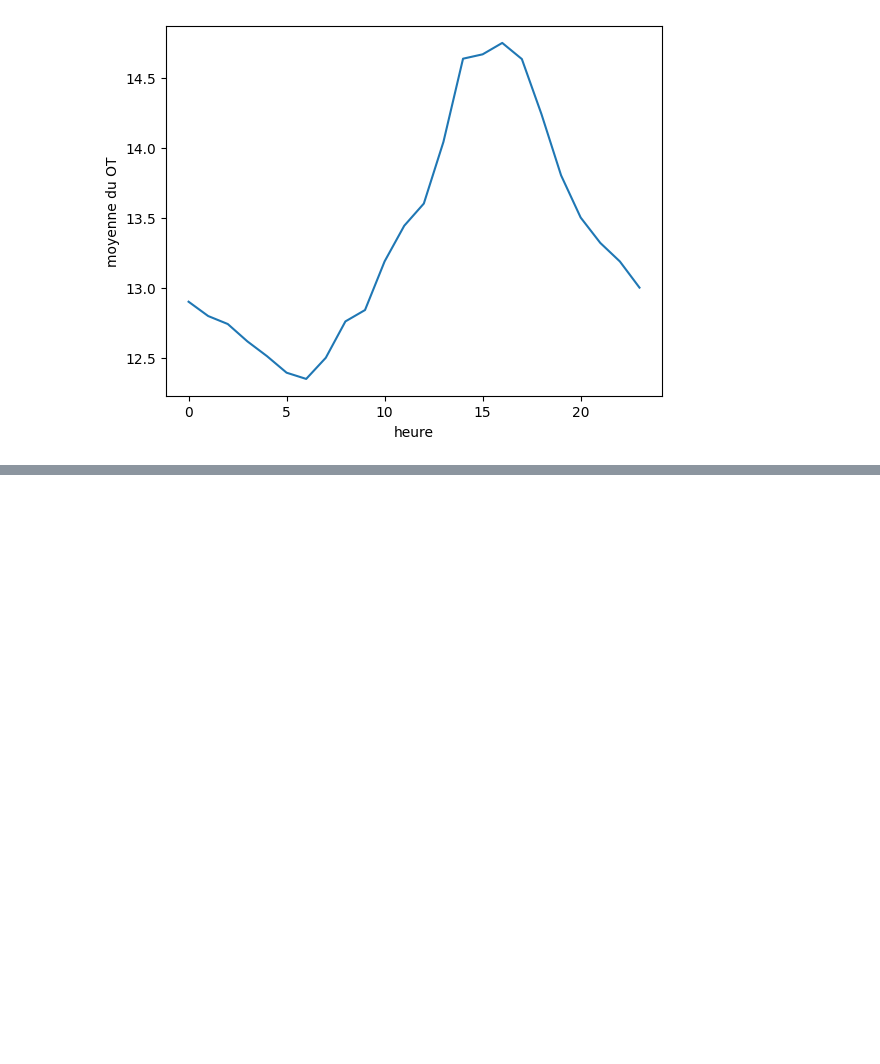
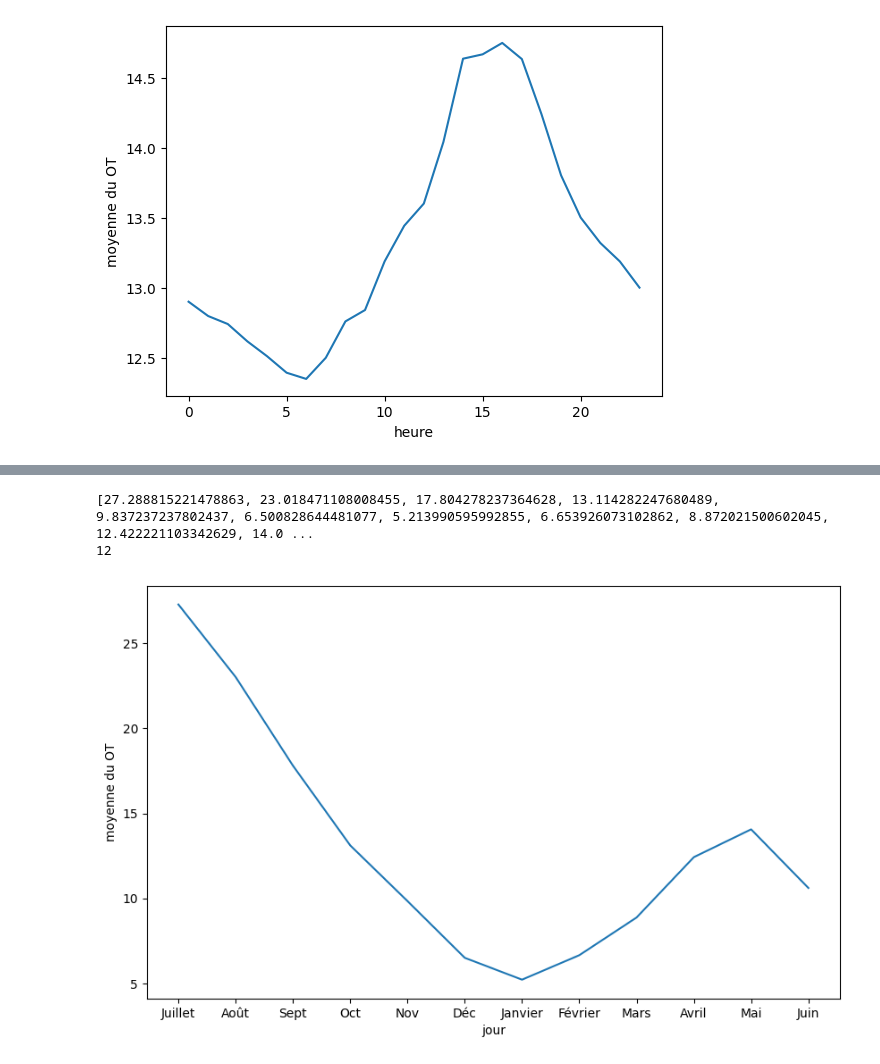
Before and after one commit to momoWantLearn/time_series_classification, a Jupyter notebook: main.ipynb, the cells around one changed output, grey strips where cells are left out. Drawn from its saved outputs; the diff is of its cells as text; code cells hidden in the pictures; blank space fills up the shorter version.

```diff
--- a/main.ipynb
+++ b/main.ipynb
@@ -61,0 +108,46 @@ ok
+# %%
+def meanByMonth(data):
+    OTmean=[0 for i in range(int((len(data)-16)/(24*31))+1)]
+    numberOfDay=0
+    month=0
+    for i,k in data.items():
+        OTmean[numberOfDay]=OTmean[numberOfDay]+k["OT"]
+        month=month+1
+        if(month==24*31):
+            month=0
+            OTmean[numberOfDay]=OTmean[numberOfDay]/(24*31)
+            numberOfDay=numberOfDay+1
+    OTmean[len(OTmean)-1]=OTmean[len(OTmean)-1]/((24*31)+16)
+    OTmonth=[0 for i in range(12)]
+    for i in range(0,12):
+        OTmonth[i]=(OTmean[i]+OTmean[i+12])/2
+    return OTmonth
+
+print(meanByMonth(data))
+def graph3(data):
+    plt.figure(figsize=(10, 6))
+    print(len(meanByMonth(data)))
+    AllMonth=[
+    "Juillet",
+    "Août",
+    "Sept",
+    "Oct",
+    "Nov",
+    "Déc",
+    "Janvier",
+    "Février",
+    "Mars",
+    "Avril",
+    "Mai",
+    "Juin"
+]
+    plt.plot(AllMonth,meanByMonth(data))
+    plt.xlabel('jour')
+    plt.ylabel('moyenne du OT')
+    plt.show()
+
+graph3(data)
+# %% [output]
+[27.288815221478863, 23.018471108008455, 17.804278237364628, 13.114282247680489, 9.837237237802437, 6.500828644481077, 5.213990595992855, 6.653926073102862, 8.872021500602045, 12.422221103342629, 14.0 ...
+12
+[figure, added]
```
Also changed, not shown: parts of 3 cells of this notebook.
